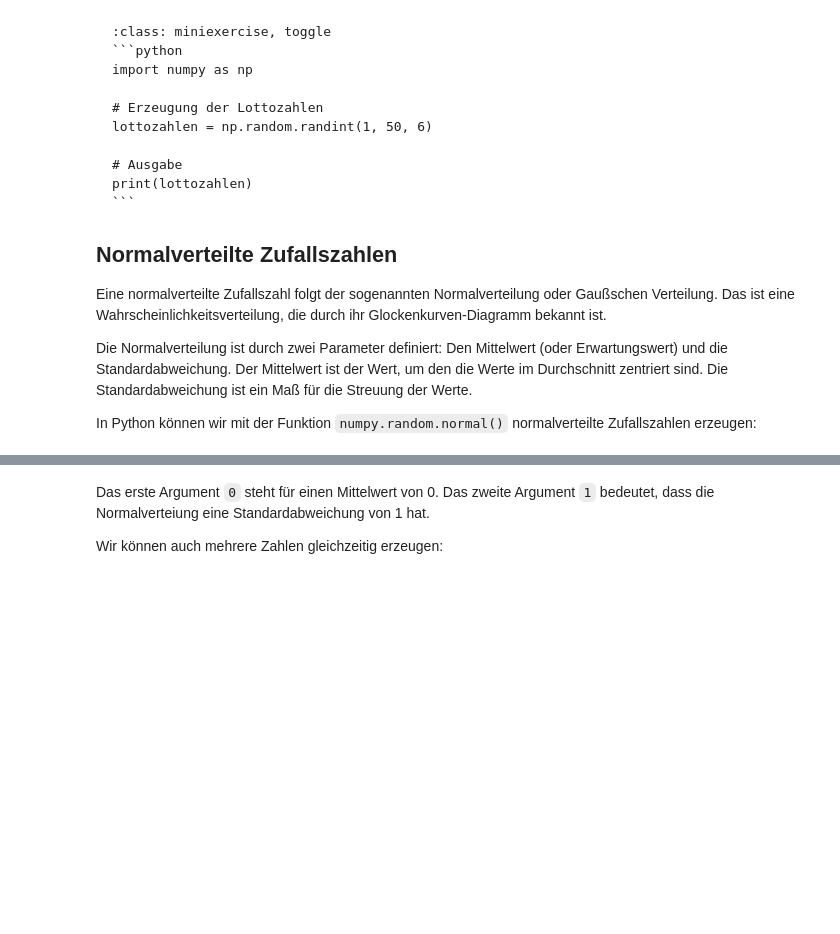
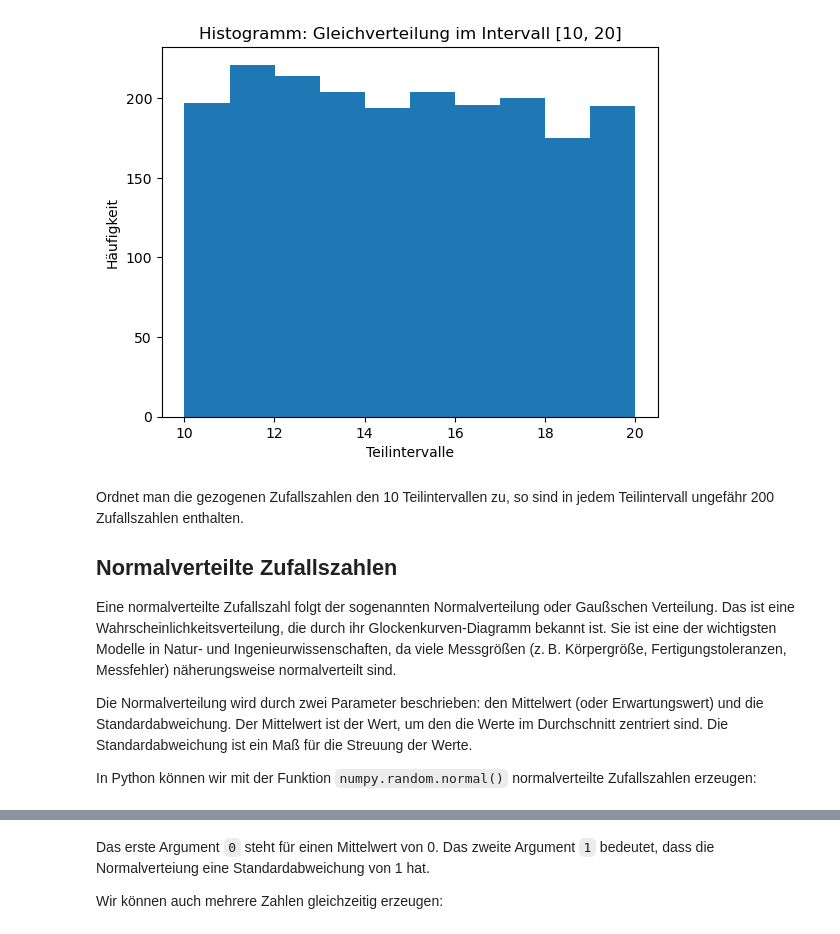
Before and after one commit to gramschs/book_python, a Jupyter notebook: _sources/chapter04/chapter04_sec03.ipynb, the cells around one changed output, grey strips where cells are left out. Cells and saved outputs as stored; diff of their text form; code cells hidden in the pictures; blank space fills up the shorter version.

`````diff
--- a/_sources/chapter04/chapter04_sec03.ipynb
+++ b/_sources/chapter04/chapter04_sec03.ipynb
@@ -94,24 +120,27 @@ Könnte damit die Ziehung der Lottozahlen simuliert werden?
+# %%
+import matplotlib.pyplot as plt
+
+zufallszahlen = np.random.uniform(10, 20, 2000)
+
+plt.hist(zufallszahlen)
+plt.title('Histogramm: Gleichverteilung im Intervall [10, 20]')
+plt.xlabel('Teilintervalle')
+plt.ylabel('Häufigkeit');
+# %% [output]
+[figure, added]
 # %% [markdown]
-````{admonition} Lösung
-:class: miniexercise, toggle
-```python
-import numpy as np
-
-# Erzeugung der Lottozahlen
-lottozahlen = np.random.randint(1, 50, 6)
-
-# Ausgabe
-print(lottozahlen)
-```
-````
+Ordnet man die gezogenen Zufallszahlen den 10 Teilintervallen zu, so sind in
+jedem Teilintervall ungefähr 200 Zufallszahlen enthalten.
 
 ## Normalverteilte Zufallszahlen
 
 Eine normalverteilte Zufallszahl folgt der sogenannten Normalverteilung oder
 Gaußschen Verteilung. Das ist eine Wahrscheinlichkeitsverteilung, die durch ihr
-Glockenkurven-Diagramm bekannt ist.
+Glockenkurven-Diagramm bekannt ist. Sie ist eine der wichtigsten Modelle in
+Natur- und Ingenieurwissenschaften, da viele Messgrößen (z. B. Körpergröße,
+Fertigungstoleranzen, Messfehler) näherungsweise normalverteilt sind.
 
-Die Normalverteilung ist durch zwei Parameter definiert: Den Mittelwert (oder
+Die Normalverteilung wird durch zwei Parameter beschrieben: den Mittelwert (oder
 Erwartungswert) und die Standardabweichung. Der Mittelwert ist der Wert, um den
 die Werte im Durchschnitt zentriert sind. Die Standardabweichung ist ein Maß für
 die Streuung der Werte.
`````
Also changed, not shown: parts of 28 cells of this notebook, 56 other files.
